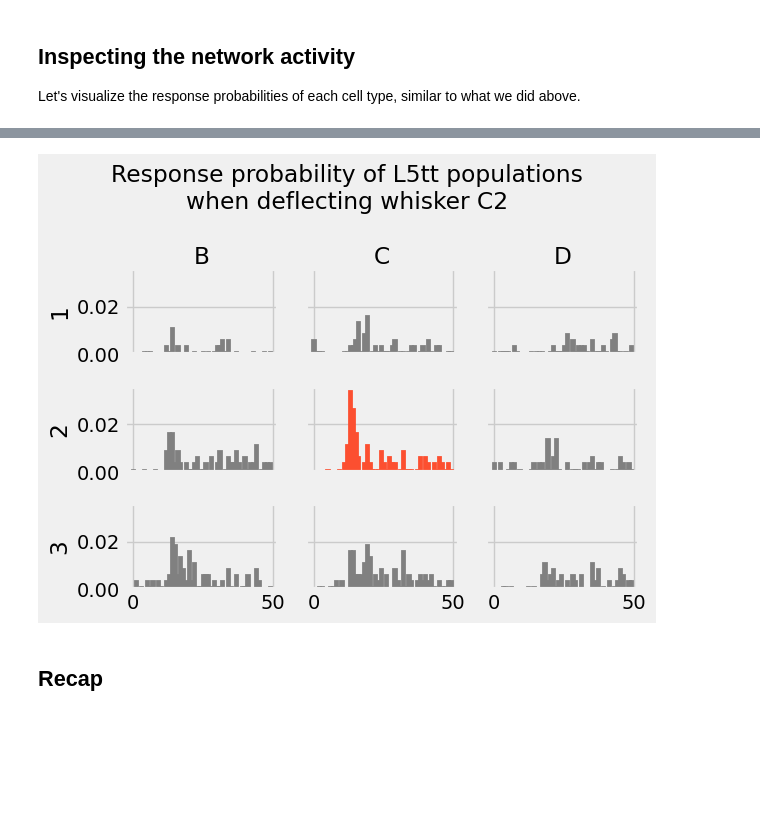
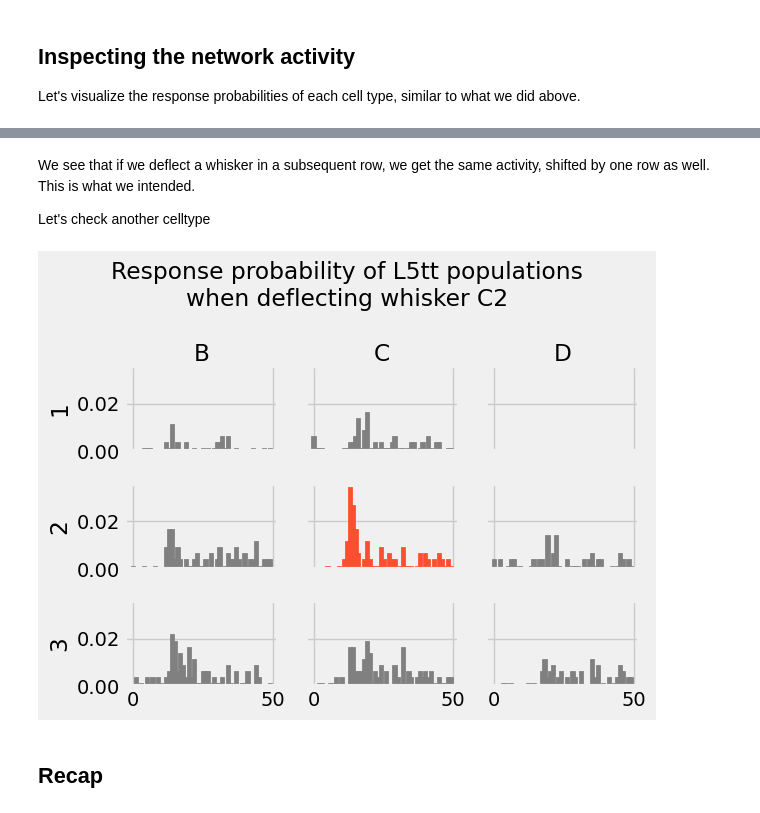
Before and after one commit to mpinb/in_silico_framework, a Jupyter notebook: getting_started/tutorials/2. network models/2.2 Network activity.ipynb, the cells around one changed output, grey strips where cells are left out. Cells and saved outputs as stored; diff of their text form; code cells hidden in the pictures; blank space fills up the shorter version.

```diff
--- a/getting_started/tutorials/2. network models/2.2 Network activity.ipynb
+++ b/getting_started/tutorials/2. network models/2.2 Network activity.ipynb
@@ -505,0 +339,9 @@ netp.as_dict()
+# %%
+netp = NetworkParamBuilder(
+    netp
+).add_activity(
+    activity_per_ct=activity_data_per_subct,
+    additional_params = additional_evoked_parameters
+).network_parameters
+
+netp.as_dict()
@@ -532,13 +393,20 @@ In the example below, we generate an entire network parameter set from scratch.
 # %%
 surround_whiskers = ['B1', 'B2', 'B3', 'C1', 'C3', 'D1', 'D2', 'D3']
 
-nr_cells_fn = network_embedding_db['anatomical_constraints'].get_file("NumberOfConnectedCells.csv")
 syn_fn      = network_embedding_db['anatomical_constraints'].get_file(".syn")
 con_fn      = network_embedding_db['anatomical_constraints'].get_file(".con")
 
 with I.silence_logger():
     for stimulated_whisker in surround_whiskers:
-        save_filename=network_embedding_db['network_param'].join('{}_stim.param'.format(stimulated_whisker))
+        # read in correct evoked activity data
+        activity_data = I.scp.build_parameters(evoked_activity_dir / f"{stimulated_whisker}_stim.param")
+        activity_data_per_subct = I.scp.NTParameterSet({
+            subct: data
+            for ct, activity_data_per_ct in activity_data.items()
+            for subct, data in activity_data_per_ct.items()
+        })
+
+        # Build the network parameters
         netp = NetworkParamBuilder(
         ).add_ongoing_activity(
             ongoing_interval_per_ct = celltype_to_ongoing_map
@@ -549,10 +417,12 @@ with I.silence_logger():
             syn_fn = syn_fn,
             con_fn = con_fn,
         ).add_activity(
-            activity_per_ct=evoked_activity,  # this is NOT activity per celltype as they are in the network, but we readjust with key_modify_fun
-            key_modify_fun = partial(key_modify_fun, whisker=stimulated_whisker),
+            activity_per_ct=activity_data_per_subct,
             additional_params = additional_evoked_parameters,
         ).network_parameters
+
+        # Save result
+        save_filename=network_embedding_db['network_param'].join('{}_stim_network.param'.format(stimulated_whisker))
         netp.save(
             filename=save_filename
         )
@@ -579,7 +449,15 @@ second_surround_whiskers = [
 
 with I.silence_logger():
     for stimulated_whisker in second_surround_whiskers:
-        save_filename=network_embedding_db['network_param'].join('{}_stim.param'.format(stimulated_whisker))
+        # read in correct evoked activity data
+        activity_data = I.scp.build_parameters(evoked_activity_dir / f"{stimulated_whisker}_stim.param")
+        activity_data_per_subct = I.scp.NTParameterSet({
+            subct: data
+            for ct, activity_data_per_ct in activity_data.items()
+            for subct, data in activity_data_per_ct.items()
+        })
+
+        # Build network parameters
         netp = NetworkParamBuilder(
         ).add_ongoing_activity(
             ongoing_interval_per_ct = celltype_to_ongoing_map
@@ -590,10 +468,12 @@ with I.silence_logger():
             syn_fn = syn_fn,
             con_fn = con_fn,
         ).add_activity(
-            activity_per_ct=evoked_activity,  # this is NOT activity per celltype as they are in the network, but we readjust with key_modify_fun
-            key_modify_fun = partial(key_modify_fun, whisker=stimulated_whisker),
+            activity_per_ct=activity_data_per_subct,
             additional_params = additional_evoked_parameters
         ).network_parameters
+
+        # Save result
+        save_filename=network_embedding_db['network_param'].join('{}_stim_network.param'.format(stimulated_whisker))
         netp.save(
             filename=save_filename
         )
@@ -695,9 +588,14 @@ Note again that this time we are not visualizing the response probability of som
+# %% [markdown]
+We see that if we deflect a whisker in a subsequent row, we get the same activity, shifted by one row as well. This is what we intended.
+
+Let's check another celltype
 # %%
 ct = "L5tt"
-fig, axs = activity_gridplot(ct)
+whisker = "C2"
+fig, axs = activity_gridplot(ct, deflected_whisker=whisker)
 I.plt.show()
 # %% [output]
-[figure, old version]
+[figure, new version]
 # %% [markdown]
 ## Recap
 # %% [markdown]
```
Also changed, not shown: parts of 34 cells of this notebook, 1 other file.
